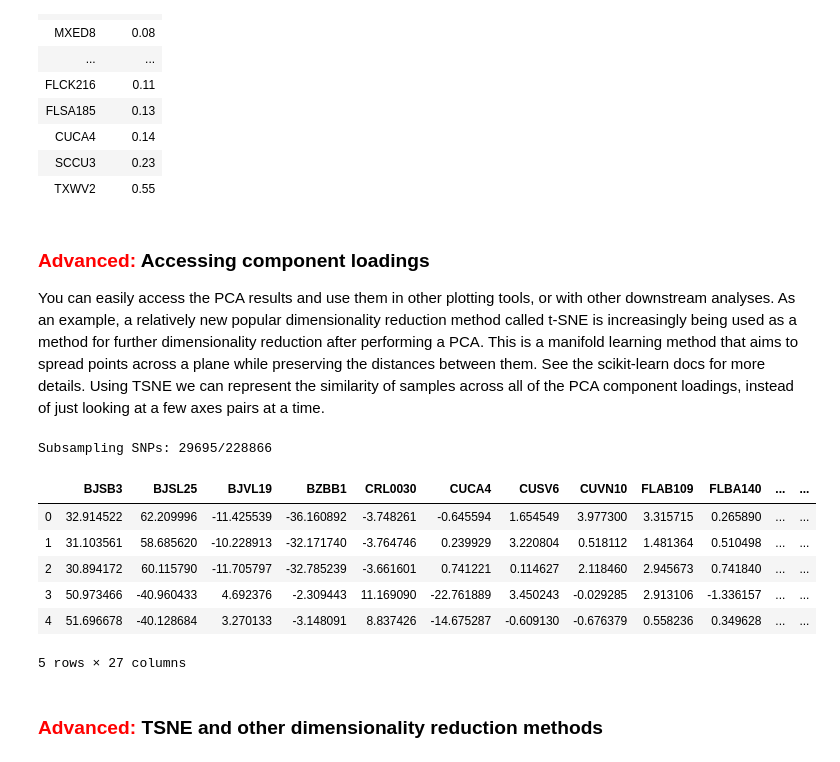
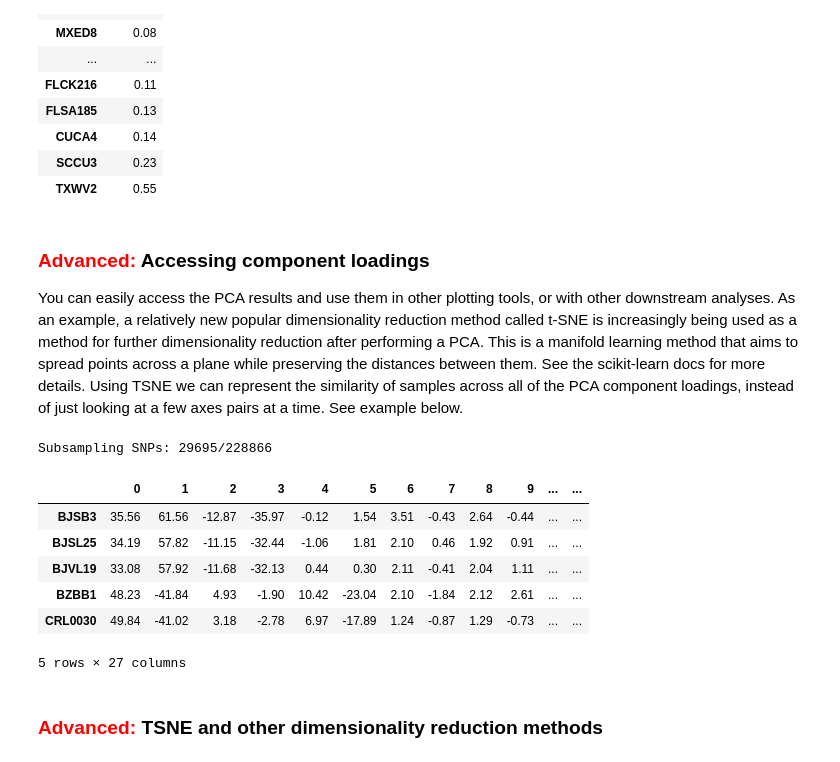
Before and after one commit to dereneaton/ipyrad, a Jupyter notebook: newdocs/API-analysis/cookbook-pca.ipynb, the cells around one changed output. Saved outputs shown, nothing was run; the diff lists cells and outputs as text; code cells hidden in the pictures.

```diff
--- a/newdocs/API-analysis/cookbook-pca.ipynb
+++ b/newdocs/API-analysis/cookbook-pca.ipynb
@@ -236,4 +260,4 @@ kmeans_imputation.missing.sort_values(by="missing")
 # %% [markdown]
 <h3><span style="color:red"> Advanced:</span> Accessing component loadings</h3>
 
-You can easily access the PCA results and use them in other plotting tools, or with other downstream analyses. As an example, a relatively new popular dimensionality reduction method called t-SNE is increasingly being used as a method for further dimensionality reduction after performing a PCA. This is a manifold learning method that aims to spread points across a plane while preserving the distances between them. See the scikit-learn docs for more details. Using TSNE we can represent the similarity of samples across all of the PCA component loadings, instead of just looking at a few axes pairs at a time.
+You can easily access the PCA results and use them in other plotting tools, or with other downstream analyses. As an example, a relatively new popular dimensionality reduction method called t-SNE is increasingly being used as a method for further dimensionality reduction after performing a PCA. This is a manifold learning method that aims to spread points across a plane while preserving the distances between them. See the scikit-learn docs for more details. Using TSNE we can represent the similarity of samples across all of the PCA component loadings, instead of just looking at a few axes pairs at a time. See example below.
@@ -247,17 +268,17 @@ comps, var = pca.run()
 Subsampling SNPs: 29695/228866
 # %%
 # view components as a dataframe
-df = pd.DataFrame(comps, columns=pca.names)
+df = pd.DataFrame(comps, index=pca.names)
 
 # show the first few component loadings
-df.head()
+df.head().round(2)
 # %% [output]
-|  | BJSB3 | BJSL25 | BJVL19 | BZBB1 | CRL0030 | CUCA4 | CUSV6 | CUVN10 | FLAB109 | FLBA140 | ... | ... |
-| 0 | 32.914522 | 62.209996 | -11.425539 | -36.160892 | -3.748261 | -0.645594 | 1.654549 | 3.977300 | 3.315715 | 0.265890 | ... | ... |
-| 1 | 31.103561 | 58.685620 | -10.228913 | -32.171740 | -3.764746 | 0.239929 | 3.220804 | 0.518112 | 1.481364 | 0.510498 | ... | ... |
-| 2 | 30.894172 | 60.115790 | -11.705797 | -32.785239 | -3.661601 | 0.741221 | 0.114627 | 2.118460 | 2.945673 | 0.741840 | ... | ... |
-| 3 | 50.973466 | -40.960433 | 4.692376 | -2.309443 | 11.169090 | -22.761889 | 3.450243 | -0.029285 | 2.913106 | -1.336157 | ... | ... |
-| 4 | 51.696678 | -40.128684 | 3.270133 | -3.148091 | 8.837426 | -14.675287 | -0.609130 | -0.676379 | 0.558236 | 0.349628 | ... | ... |
+|  | 0 | 1 | 2 | 3 | 4 | 5 | 6 | 7 | 8 | 9 | ... | ... |
+| BJSB3 | 35.56 | 61.56 | -12.87 | -35.97 | -0.12 | 1.54 | 3.51 | -0.43 | 2.64 | -0.44 | ... | ... |
+| BJSL25 | 34.19 | 57.82 | -11.15 | -32.44 | -1.06 | 1.81 | 2.10 | 0.46 | 1.92 | 0.91 | ... | ... |
+| BJVL19 | 33.08 | 57.92 | -11.68 | -32.13 | 0.44 | 0.30 | 2.11 | -0.41 | 2.04 | 1.11 | ... | ... |
+| BZBB1 | 48.23 | -41.84 | 4.93 | -1.90 | 10.42 | -23.04 | 2.10 | -1.84 | 2.12 | 2.61 | ... | ... |
+| CRL0030 | 49.84 | -41.02 | 3.18 | -2.78 | 6.97 | -17.89 | 1.24 | -0.87 | 1.29 | -0.73 | ... | ... |
 5 rows × 27 columns
 # %% [markdown]
 <h3><span style="color:red"> Advanced:</span> TSNE and other dimensionality reduction methods</h3>
```
Also changed, not shown: parts of 20 cells of this notebook.
